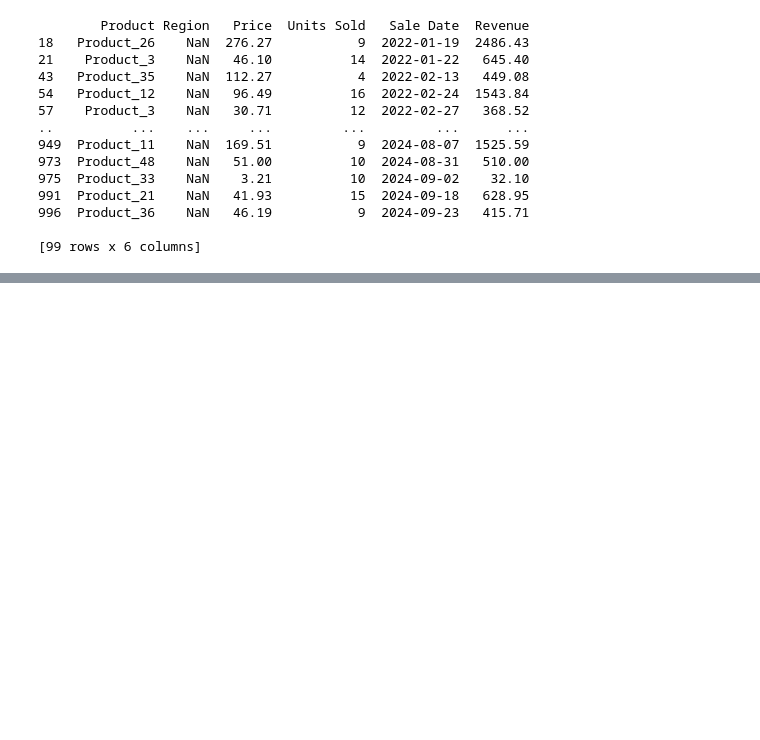
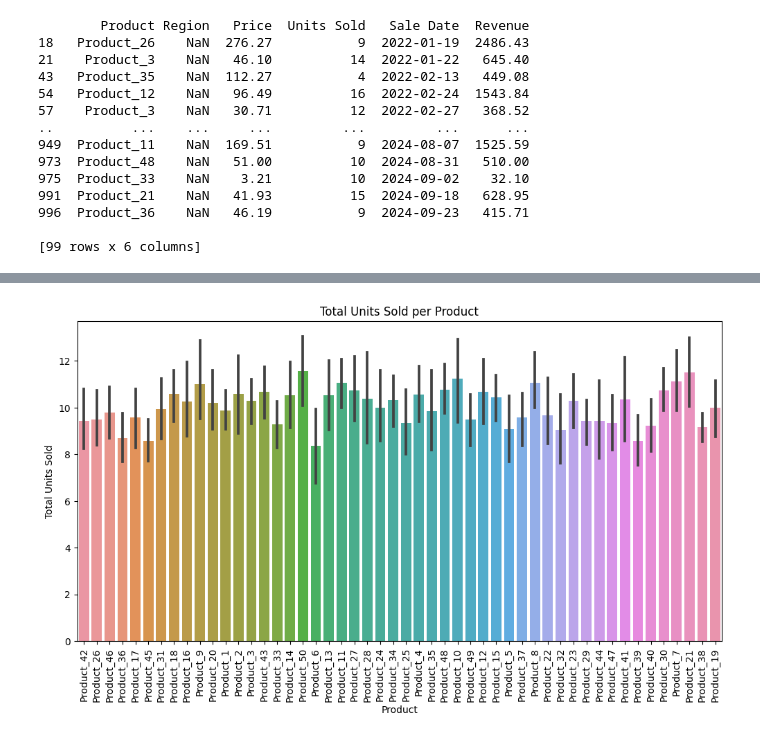
Before and after one commit to mredshaw/schulich_data_science, a Jupyter notebook: Data_Science_A1.ipynb, the cells around one changed output, grey strips where cells are left out. Saved outputs shown, nothing was run; the diff lists cells and outputs as text; code cells hidden in the pictures; blank space fills up the shorter version.

```diff
--- a/Data_Science_A1.ipynb
+++ b/Data_Science_A1.ipynb
@@ -768,0 +994,10 @@ print(df_clean[df_clean['Region'].isnull()])
+# %%
+plt.figure(figsize=(12, 6))
+sns.barplot(data=df_clean, x='Product', y='Units Sold')
+plt.xlabel('Product')
+plt.ylabel('Total Units Sold')
+plt.title('Total Units Sold per Product')
+plt.xticks(rotation=90)
+plt.show()
+# %% [output]
+[figure, added]
```
Also changed, not shown: parts of 36 cells of this notebook.
